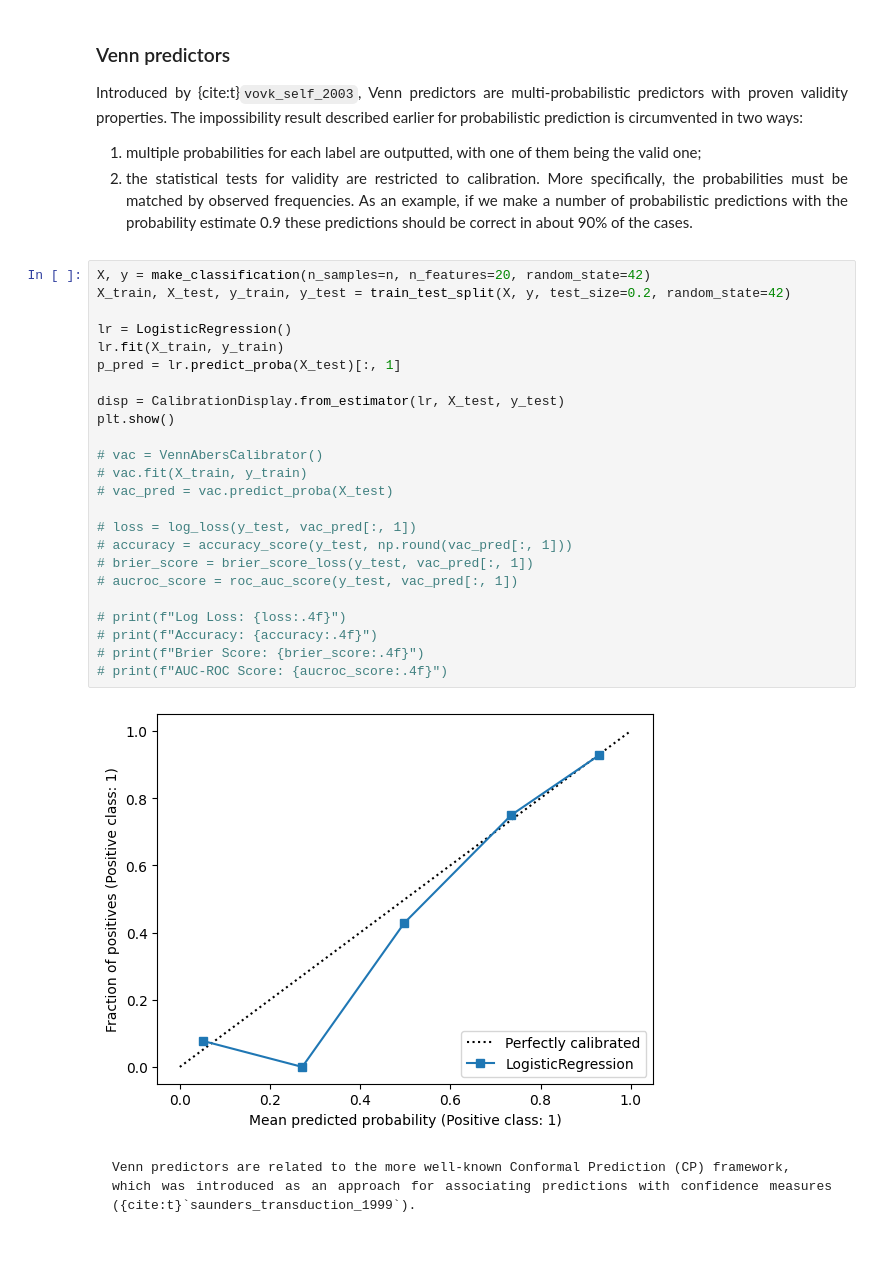
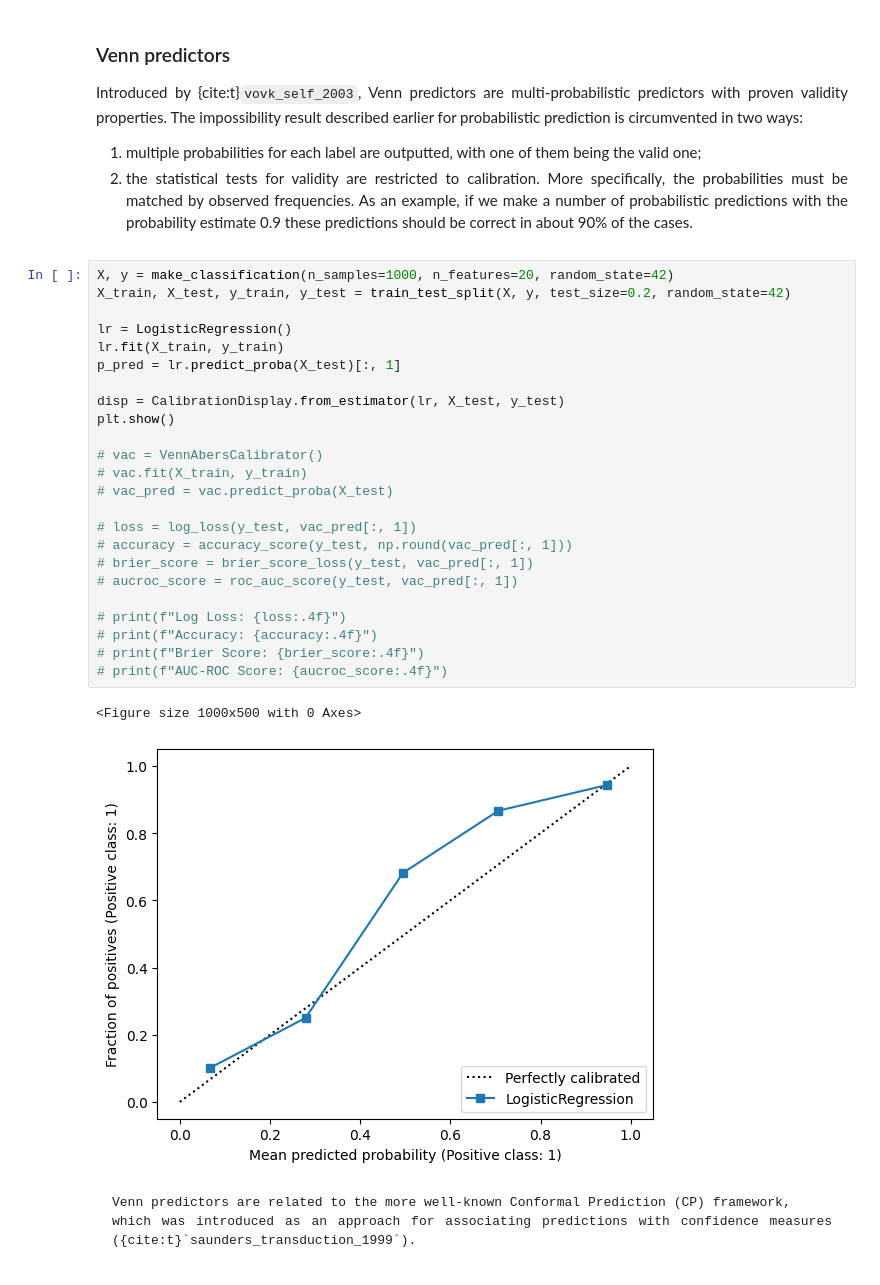
Before and after one commit to tloehrlmu/PageTest, a Jupyter notebook: chapter-pe-calibration/calibration.ipynb, the cells around one changed output. Saved outputs shown, nothing was run; the diff lists cells and outputs as text.

```diff
--- a/chapter-pe-calibration/calibration.ipynb
+++ b/chapter-pe-calibration/calibration.ipynb
@@ -175,31 +221,32 @@ As an example, if we make a number of probabilistic predictions with the probabi
 
 </div>
 # %%
-X, y = make_classification(n_samples=n, n_features=20, random_state=42)
+X, y = make_classification(n_samples=1000, n_features=20, random_state=42)
 X_train, X_test, y_train, y_test = train_test_split(X, y, test_size=0.2, random_state=42)
 
 lr = LogisticRegression()
 lr.fit(X_train, y_train)
 p_pred = lr.predict_proba(X_test)[:, 1]
 
 disp = CalibrationDisplay.from_estimator(lr, X_test, y_test)
 plt.show()
 
 # vac = VennAbersCalibrator()
 # vac.fit(X_train, y_train)
 # vac_pred = vac.predict_proba(X_test)
 
 # loss = log_loss(y_test, vac_pred[:, 1])
 # accuracy = accuracy_score(y_test, np.round(vac_pred[:, 1]))
 # brier_score = brier_score_loss(y_test, vac_pred[:, 1])
 # aucroc_score = roc_auc_score(y_test, vac_pred[:, 1])
 
 # print(f"Log Loss: {loss:.4f}")
 # print(f"Accuracy: {accuracy:.4f}")
 # print(f"Brier Score: {brier_score:.4f}")
 # print(f"AUC-ROC Score: {aucroc_score:.4f}")
 # %% [output]
+<Figure size 1000x500 with 0 Axes>
-[figure, old version]
+[figure, new version]
 # %% [markdown]
 <div align="justify">
 
```
Also changed, not shown: parts of 7 cells of this notebook, 1 other file.
